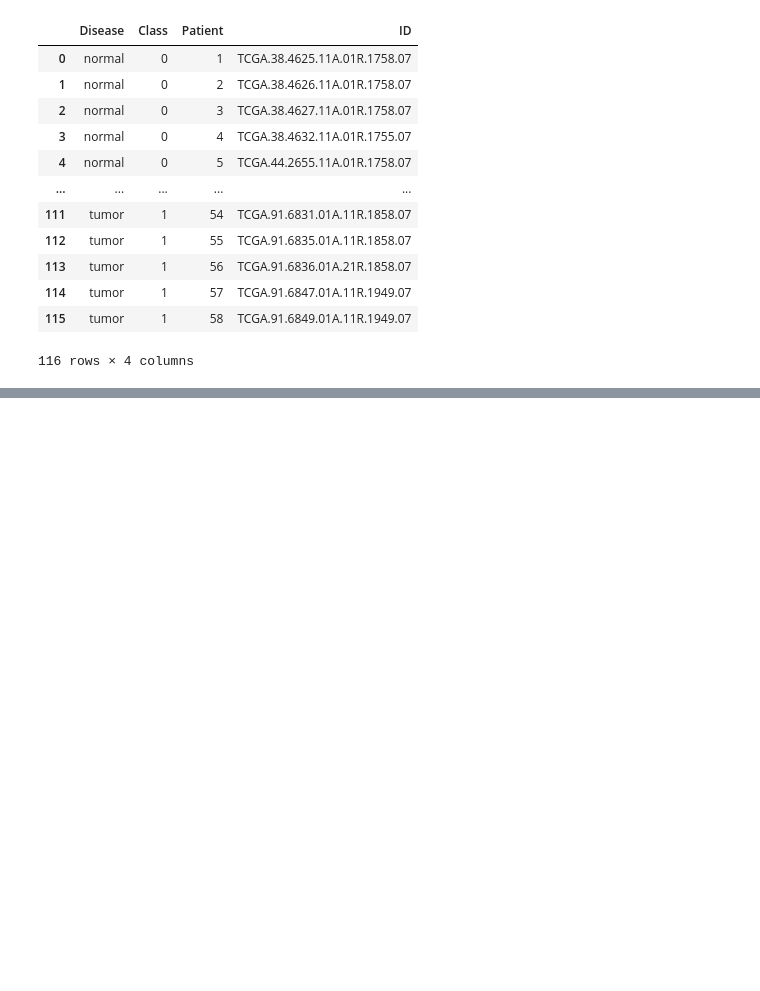
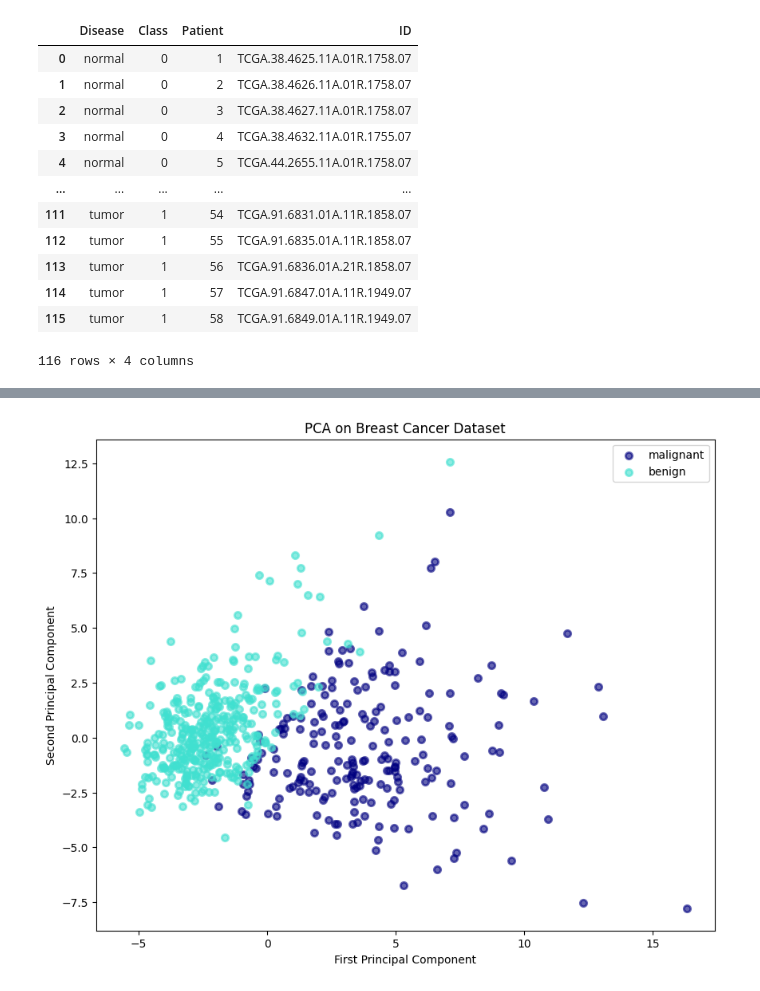
Before and after one commit to CSkylarL/DataScience-MachineLearning, a Jupyter notebook: algorithm/unsupervised_machine_learning/PCA.ipynb, the cells around one changed output, grey strips where cells are left out. Saved outputs shown, nothing was run; the diff lists cells and outputs as text; code cells hidden in the pictures; blank space fills up the shorter version.

```diff
--- a/algorithm/unsupervised_machine_learning/PCA.ipynb
+++ b/algorithm/unsupervised_machine_learning/PCA.ipynb
@@ -260,0 +253,33 @@ array([0, 0, 0, 0, 0, 0, 0, 0, 0, 0, 0, 0, 0, 0, 0, 0, 0, 0, 0, 0, 0, 0,
+# %%
+from sklearn.datasets import load_breast_cancer
+from sklearn.preprocessing import StandardScaler
+from sklearn.decomposition import PCA
+import matplotlib.pyplot as plt
+
+# Load the Breast Cancer dataset
+data = load_breast_cancer()
+X = data.data
+y = data.target
+target_names = data.target_names
+
+# Standardize the dataset
+scaler = StandardScaler()
+X = scaler.fit_transform(X)
+
+# Apply PCA
+pca = PCA(n_components=2)  # We reduce the data to 2D for visualization
+X_pca = pca.fit_transform(X)
+
+# Visualize the data in the reduced dimension
+plt.figure(figsize=(10, 8))
+
+for color, i, target_name in zip(['navy', 'turquoise'], [0, 1], target_names):
+    plt.scatter(X_pca[y == i, 0], X_pca[y == i, 1], color=color, alpha=0.6, lw=2, label=target_name)
+
+plt.legend(loc='best', shadow=False, scatterpoints=1)
+plt.xlabel('First Principal Component')
+plt.ylabel('Second Principal Component')
+plt.title('PCA on Breast Cancer Dataset')
+plt.show()
+# %% [output]
+[figure, added]
```
Also changed, not shown: parts of 12 cells of this notebook, 11 other files.
